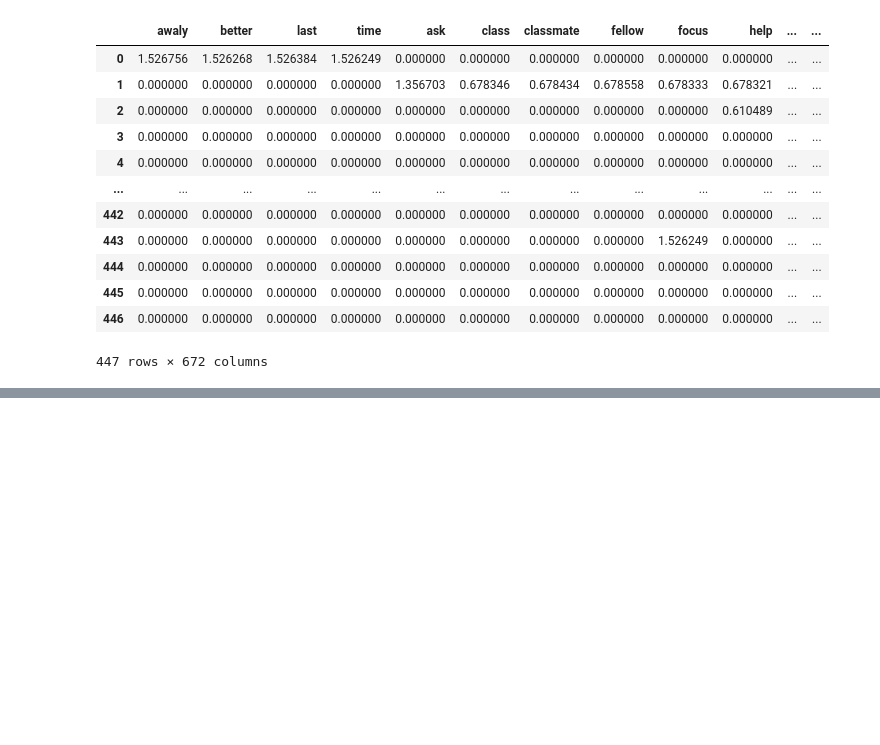
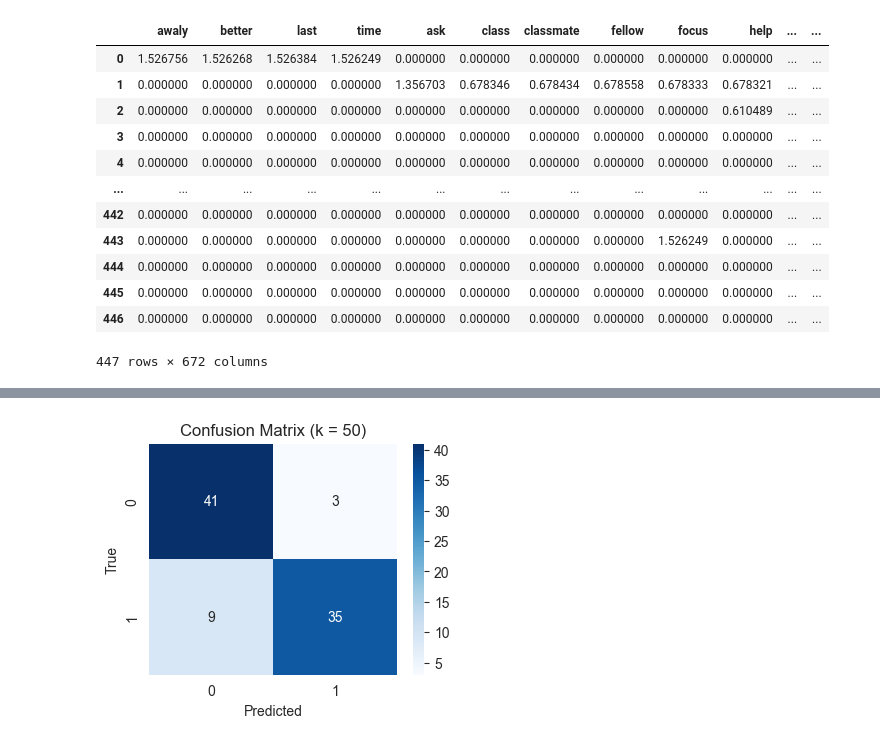
Before and after one commit to YBao7/NLP_Project, a Jupyter notebook: TF-IDF Assignment.ipynb, the cells around one changed output, grey strips where cells are left out. Saved outputs shown, nothing was run; the diff lists cells and outputs as text; code cells hidden in the pictures; blank space fills up the shorter version.

```diff
--- a/TF-IDF Assignment.ipynb
+++ b/TF-IDF Assignment.ipynb
@@ -421,0 +915,19 @@ Side-by-side comparison of top positive and negative predictors:
+# %%
+#Print out more positive and negative predictor words
+# =====================================
+
+# All words with positive coefficients (predict the positive_class)
+pos_df = coef_df_sorted[coef_df_sorted['coefficient'] > 0].copy()
+neg_df = coef_df_sorted[coef_df_sorted['coefficient'] < 0].copy()
+
+pos_words = pos_df['feature'].tolist()
+neg_words = neg_df['feature'].tolist()
+
+print("\nTotal positive-predictor words:", len(pos_words))
+print("Total negative-predictor words:", len(neg_words))
+
+print("\nFirst top 50 positive words:")
+print(pos_words[:50])
+
+print("\nFirst top 50 negative words:")
+print(neg_words[:50])
@@ -421,0 +943,65 @@ Side-by-side comparison of top positive and negative predictors:
+# %%
+from sklearn.linear_model import LogisticRegression
+from sklearn import metrics
+import seaborn as sns
+import matplotlib.pyplot as plt
+
+# ===========================
+# Final evaluation with k = 50
+# ===========================
+def evaluate_final_k(X_bal, y_bal, pos_words, neg_words):
+
+    k = 50
+    print(f"\n=== Final model using top {k} positive + top {k} negative words ===")
+
+    # 1. Select the top 50 pos + 50 neg words
+    pos_k = pos_words[:k]
+    neg_k = neg_words[:k]
+    selected_features = pos_k + neg_k
+
+    # Ensure the selected features exist in TF-IDF columns
+    selected_features = [w for w in selected_features if w in X_bal.columns]
+    print(f"Total usable features: {len(selected_features)}")
+
+    # 2. Subset TF-IDF matrix
+    X_sub = X_bal[selected_features]
+
+    # 3. Train logistic regression on full dataset
+    clf = LogisticRegression(max_iter=1000)
+    clf.fit(X_sub, y_bal)
+
+    # 4. Predict on training data (you can later swap to test set if needed)
+    y_pred = clf.predict(X_sub)
+
+    # 5. Evaluation metrics
+    print("Accuracy:", metrics.accuracy_score(y_bal, y_pred))
+    print("Precision:", metrics.precision_score(y_bal, y_pred))
+    print("Recall:", metrics.recall_score(y_bal, y_pred))
+    print("\nClassification Report:\n",
+          metrics.classification_report(y_bal, y_pred))
+
+    # 6. Confusion matrix
+    cm = metrics.confusion_matrix(y_bal, y_pred)
+    print("\nConfusion Matrix:")
+    print(cm)
+
+    # Optional: show confusion matrix heatmap
+    plt.figure(figsize=(4, 3))
+    sns.heatmap(cm, annot=True, fmt='d', cmap="Blues")
+    plt.title("Confusion Matrix (k = 50)")
+    plt.xlabel("Predicted")
+    plt.ylabel("True")
+    plt.show()
+
+    return clf, selected_features, cm
+
+# =====================================
+# Run final model
+# =====================================
+clf_50, features_50, cm_50 = evaluate_final_k(
+    X_bal=X_bal,
+    y_bal=y_bal,
+    pos_words=pos_words,
+    neg_words=neg_words
+)
+# %% [output]
@@ -421,0 +1028 @@ Side-by-side comparison of top positive and negative predictors:
+[figure, added]
```
Also changed, not shown: parts of 12 cells of this notebook.
